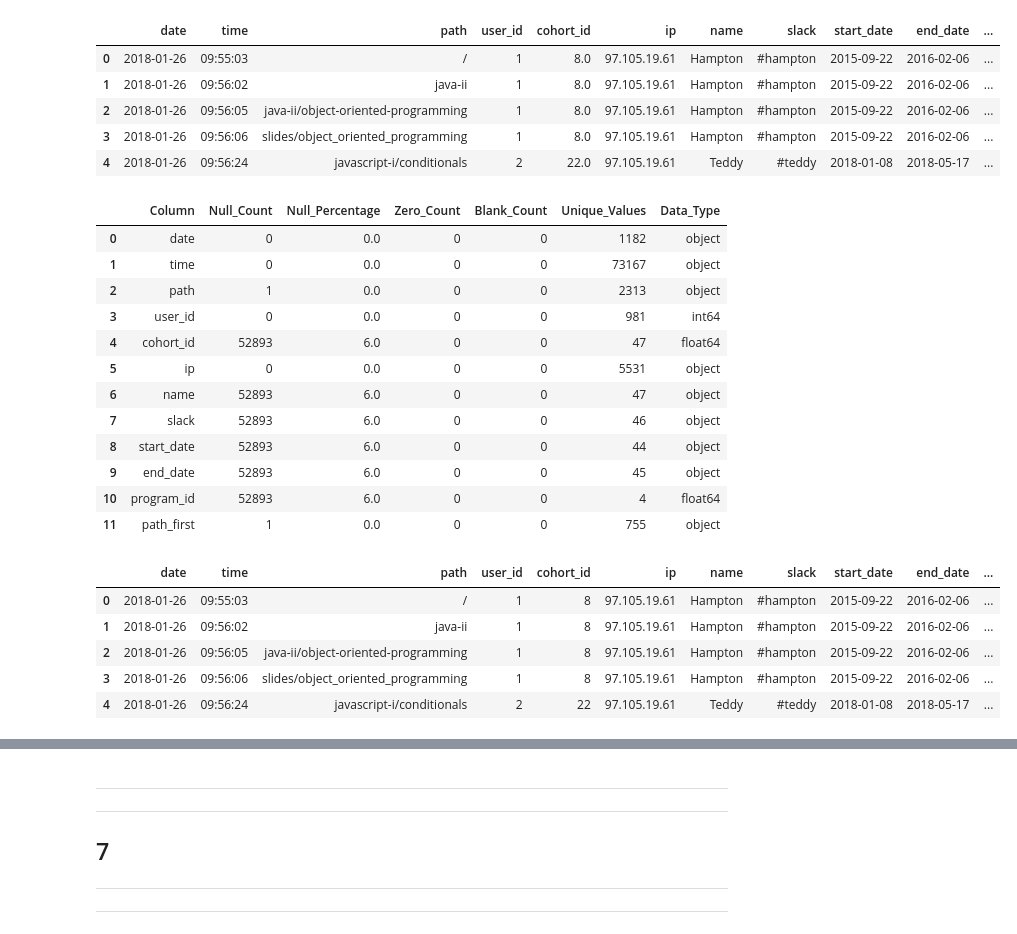
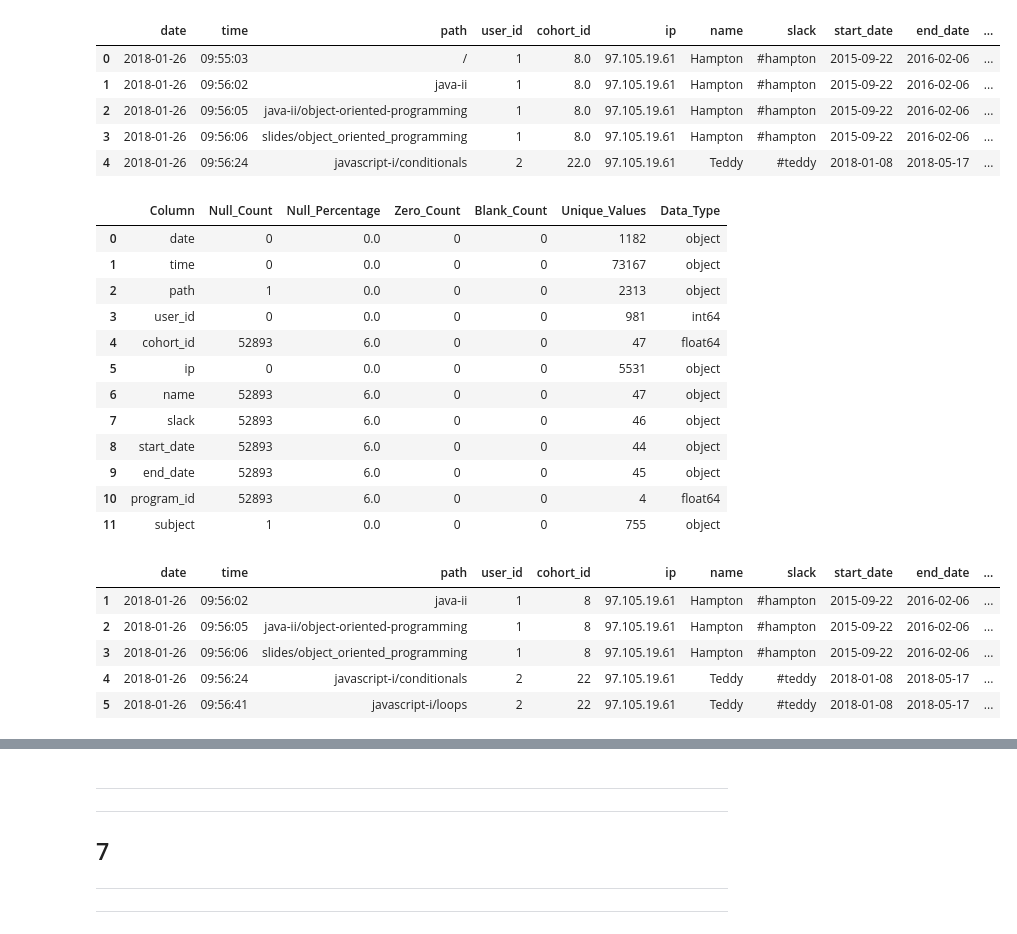
Before and after one commit to project-curriculum/curriculum, a Jupyter notebook: John/johns_aquire.ipynb, the cells around one changed output, grey strips where cells are left out. Cells and saved outputs as stored; diff of their text form; code cells hidden in the pictures.

```diff
--- a/John/johns_aquire.ipynb
+++ b/John/johns_aquire.ipynb
@@ -69,7 +69,7 @@ df.head()
 # Perform left join
 df = df.merge(cohorts, left_on='cohort_id', right_on='id', how='left').drop(columns=['id', 'deleted_at', 'created_at', 'updated_at'])
 
-df['path_first'] = df['path'].str.lstrip('/').str.split('/').str[0]
+df['subject'] = df['path'].str.lstrip('/').str.split('/').str[0]
 
 # Show first few rows of the joined dataframe
 df.head()
@@ -95,20 +95,24 @@ jw.create_info_dataframe(df)
 | 8 | start_date | 52893 | 6.0 | 0 | 0 | 44 | object |
 | 9 | end_date | 52893 | 6.0 | 0 | 0 | 45 | object |
 | 10 | program_id | 52893 | 6.0 | 0 | 0 | 4 | float64 |
-| 11 | path_first | 1 | 0.0 | 0 | 0 | 755 | object |
+| 11 | subject | 1 | 0.0 | 0 | 0 | 755 | object |
 # %%
 df_no_cohort = df[df['cohort_id'].isna()]
 df = df[df['cohort_id'].notna()]
+df = df[df['path'].notna()]
 df['cohort_id'] = df['cohort_id'].astype(int)
 df['program_id'] = df['program_id'].astype(int)
+df = df[df['path'] != '/']
+# Split the 'path' column by forward slashes and take the levels 0 through 2
+df['lesson'] = df['path'].str.split('/').apply(lambda x: x[1] if len(x) > 1 else x[0])
 df.head()
 # %% [output]
 |  | date | time | path | user_id | cohort_id | ip | name | slack | start_date | end_date | ... |
-| 0 | 2018-01-26 | 09:55:03 | / | 1 | 8 | 97.105.19.61 | Hampton | #hampton | 2015-09-22 | 2016-02-06 | ... |
 | 1 | 2018-01-26 | 09:56:02 | java-ii | 1 | 8 | 97.105.19.61 | Hampton | #hampton | 2015-09-22 | 2016-02-06 | ... |
 | 2 | 2018-01-26 | 09:56:05 | java-ii/object-oriented-programming | 1 | 8 | 97.105.19.61 | Hampton | #hampton | 2015-09-22 | 2016-02-06 | ... |
 | 3 | 2018-01-26 | 09:56:06 | slides/object_oriented_programming | 1 | 8 | 97.105.19.61 | Hampton | #hampton | 2015-09-22 | 2016-02-06 | ... |
 | 4 | 2018-01-26 | 09:56:24 | javascript-i/conditionals | 2 | 22 | 97.105.19.61 | Teddy | #teddy | 2018-01-08 | 2018-05-17 | ... |
+| 5 | 2018-01-26 | 09:56:41 | javascript-i/loops | 2 | 22 | 97.105.19.61 | Teddy | #teddy | 2018-01-08 | 2018-05-17 | ... |
 # %%
 df['date'] = pd.to_datetime(df['date'])
 df.set_index('date', inplace=True)
```
Also changed, not shown: parts of 9 cells of this notebook, 4 other files.
